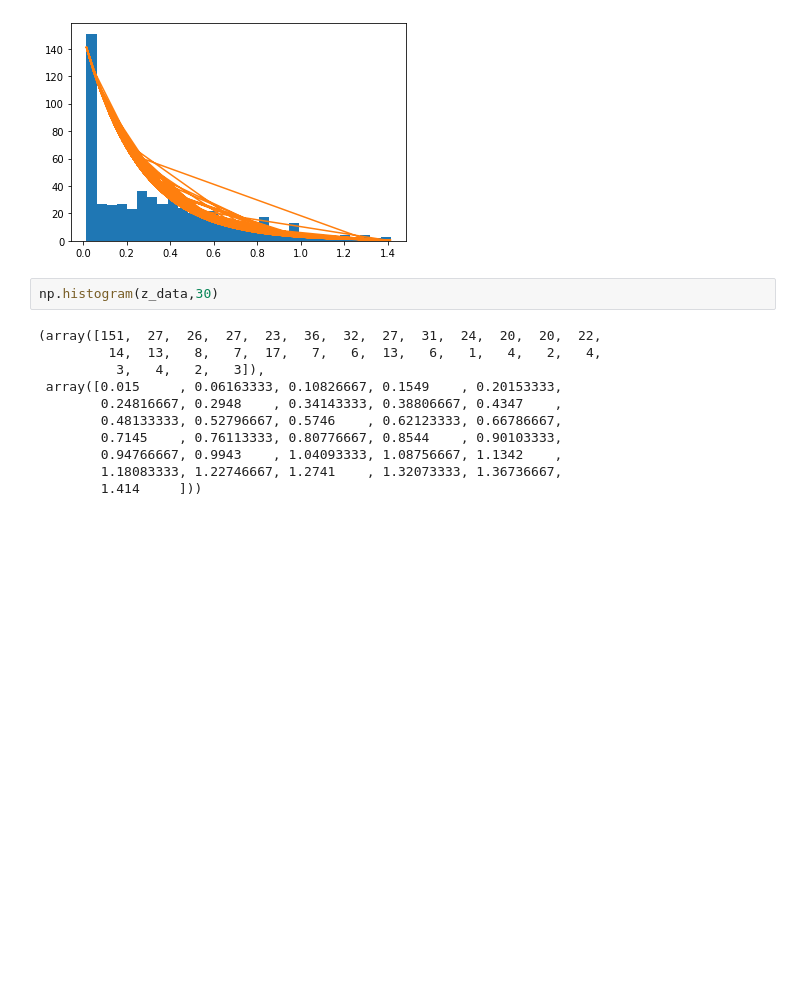
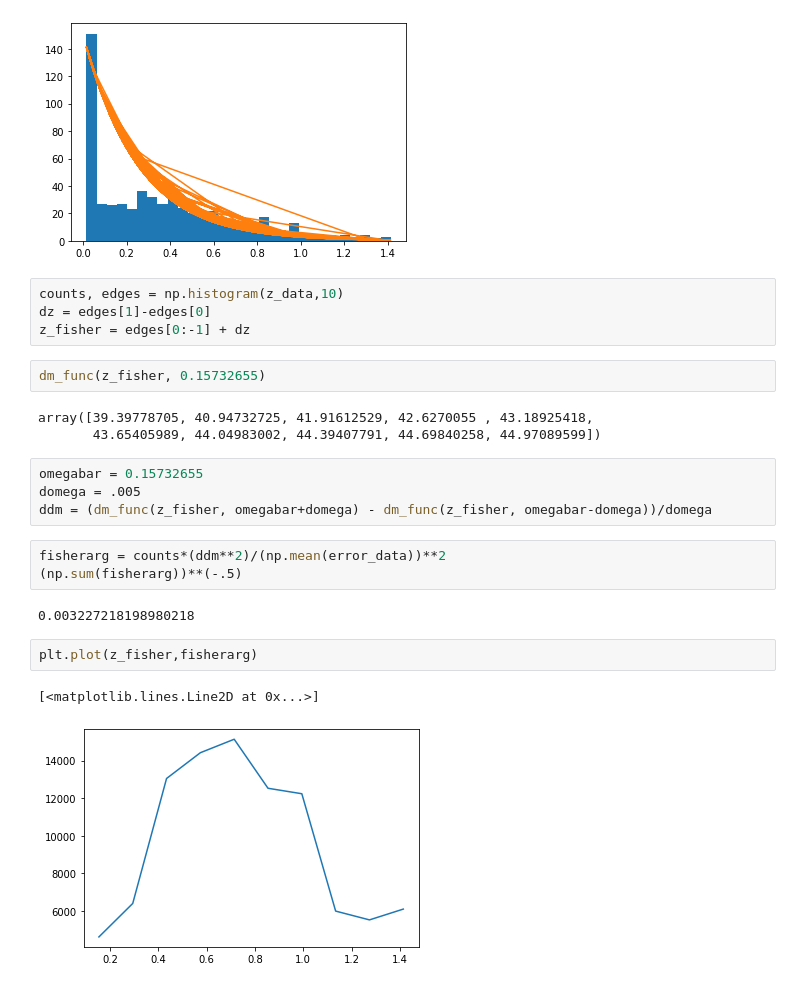
Before and after one commit to mjohnsonperimeter/cosmology_2019, a Jupyter notebook: SN_tutorial.ipynb, the cells around one changed output. Saved outputs shown, nothing was run; the diff lists cells and outputs as text; blank space fills up the shorter version.

```diff
--- a/SN_tutorial.ipynb
+++ b/SN_tutorial.ipynb
@@ -236,16 +236,26 @@ plt.plot(z_data,150*np.exp(-4.*z_data))
 # %% [output]
 [<matplotlib.lines.Line2D at 0x...>]
 [figure]
-# %%
-np.histogram(z_data,30)
-# %% [output]
-(array([151,  27,  26,  27,  23,  36,  32,  27,  31,  24,  20,  20,  22,
-         14,  13,   8,   7,  17,   7,   6,  13,   6,   1,   4,   2,   4,
-          3,   4,   2,   3]),
- array([0.015     , 0.06163333, 0.10826667, 0.1549    , 0.20153333,
-        0.24816667, 0.2948    , 0.34143333, 0.38806667, 0.4347    ,
-        0.48133333, 0.52796667, 0.5746    , 0.62123333, 0.66786667,
-        0.7145    , 0.76113333, 0.80776667, 0.8544    , 0.90103333,
-        0.94766667, 0.9943    , 1.04093333, 1.08756667, 1.1342    ,
-        1.18083333, 1.22746667, 1.2741    , 1.32073333, 1.36736667,
-        1.414     ]))
+# %%
+counts, edges = np.histogram(z_data,10)
+dz = edges[1]-edges[0]
+z_fisher = edges[0:-1] + dz
+# %%
+dm_func(z_fisher, 0.15732655)
+# %% [output]
+array([39.39778705, 40.94732725, 41.91612529, 42.6270055 , 43.18925418,
+       43.65405989, 44.04983002, 44.39407791, 44.69840258, 44.97089599])
+# %%
+omegabar = 0.15732655
+domega = .005
+ddm = (dm_func(z_fisher, omegabar+domega) - dm_func(z_fisher, omegabar-domega))/domega
+# %%
+fisherarg = counts*(ddm**2)/(np.mean(error_data))**2
+(np.sum(fisherarg))**(-.5)
+# %% [output]
+0.003227218198980218
+# %%
+plt.plot(z_fisher,fisherarg)
+# %% [output]
+[<matplotlib.lines.Line2D at 0x...>]
+[figure, added]
```
Also changed, not shown: parts of 3 cells of this notebook.
